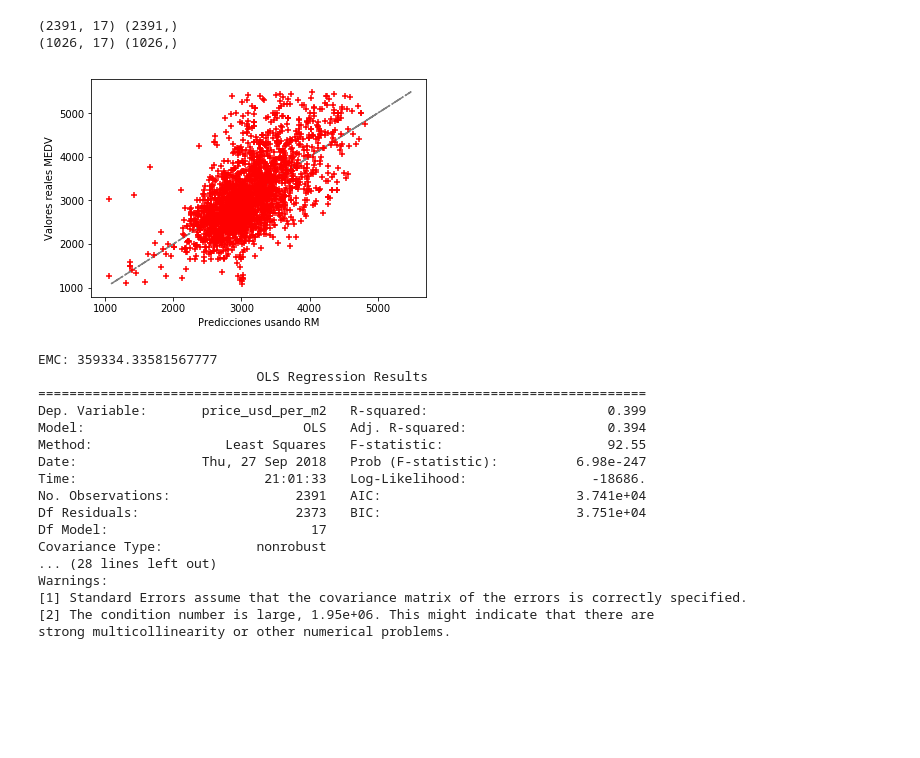
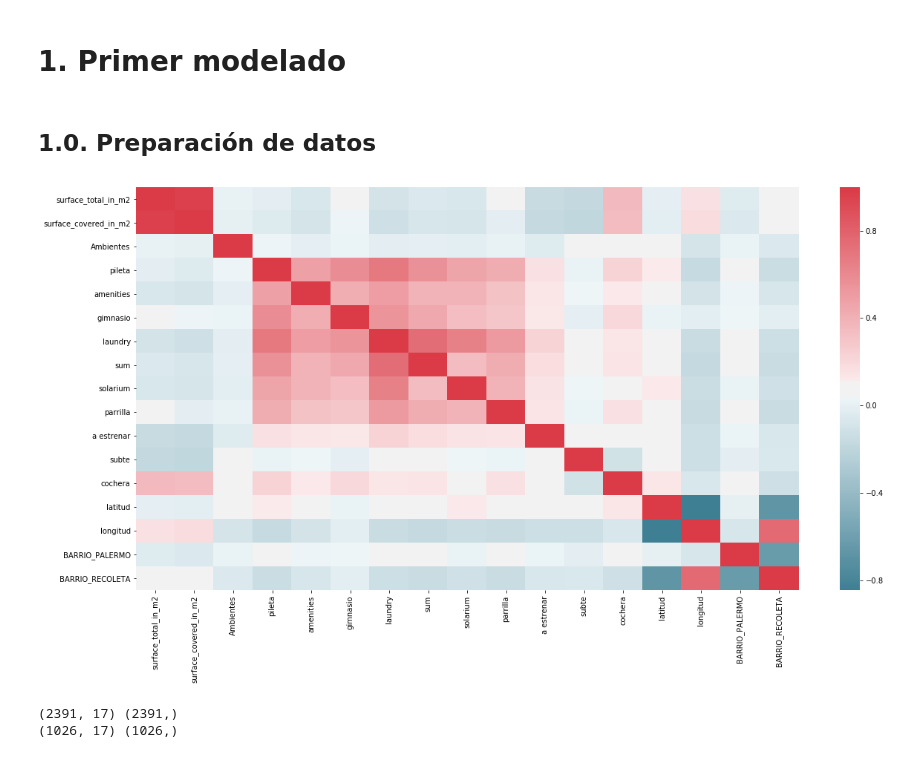
Before and after one commit to GabrielCasal/Digital_House, a Jupyter notebook: parte 2 juan.ipynb, the cells around one changed output. Drawn from its saved outputs; the diff is of its cells as text; code cells hidden in the pictures; blank space fills up the shorter version.

```diff
--- a/parte 2 juan.ipynb
+++ b/parte 2 juan.ipynb
@@ -58,8 +92,19 @@ data.describe()
 | 50% | 16984.000000 | 52793.000000 | 52793.000000 | -34.581818 | -58.423297 | 2.400000e+05 | 4.181746e+06 | 2.370000e+05 | ... |
 | 75% | 26639.000000 | 77755.000000 | 77755.000000 | -34.566941 | -58.404093 | 3.990000e+05 | 6.881355e+06 | 3.900000e+05 | ... |
 | max | 40565.000000 | 121158.000000 | 121158.000000 | -34.549922 | -58.384171 | 9.435376e+06 | 5.646240e+07 | 3.200000e+06 | ... |
+# %% [markdown]
+# 1. Primer modelado
+# %% [markdown]
+## 1.0. Preparación de datos
 # %%
 data_aux = data[[ 'surface_total_in_m2', 'surface_covered_in_m2' ,'Ambientes', 'pileta', 'amenities',
        'gimnasio', 'laundry', 'sum', 'solarium', 'parrilla', 'a estrenar',
        'subte', 'cochera', 'latitud', 'longitud', 'BARRIO_PALERMO', 'BARRIO_RECOLETA']]
+# %%
+plt.figure(figsize=(20,10))
+sns.heatmap(data_aux.corr(),
+            xticklabels=data_aux.columns.values,
+            yticklabels=data_aux.columns.values, cmap=sns.diverging_palette(220, 10, as_cmap=True));
+# %% [output]
+[figure, added]
 # %%
@@ -69,38 +115,3 @@ print(X_test.shape, y_test.shape)
 # %% [output]
 (2391, 17) (2391,)
 (1026, 17) (1026,)
-# %%
-X_train = sm.add_constant(X_train)
-
-model = sm.OLS(y_train, X_train).fit()
-predictions = model.predict(X_train)
-
-# Graficamos los resultados
-plt.plot(y_train,y_train, '-.', c='grey')
-plt.scatter(predictions, y_train, s=30, c='r', marker='+', zorder=10)
-plt.xlabel("Predicciones usando RM")
-plt.ylabel("Valores reales MEDV")
-plt.show()
-
-# Imprimimos el MSE y un resumen del modelo
-print ("EMC:", mean_squared_error(y_train, predictions))
-print (model.summary())
-# %% [output]
-[figure, removed]
-EMC: 359334.33581567777
-                            OLS Regression Results
-==============================================================================
-Dep. Variable:       price_usd_per_m2   R-squared:                       0.399
-Model:                            OLS   Adj. R-squared:                  0.394
-Method:                 Least Squares   F-statistic:                     92.55
-Date:                Thu, 27 Sep 2018   Prob (F-statistic):          6.98e-247
-Time:                        21:01:33   Log-Likelihood:                -18686.
-No. Observations:                2391   AIC:                         3.741e+04
-Df Residuals:                    2373   BIC:                         3.751e+04
-Df Model:                          17
-Covariance Type:            nonrobust
-... (28 lines left out)
-Warnings:
-[1] Standard Errors assume that the covariance matrix of the errors is correctly specified.
-[2] The condition number is large, 1.95e+06. This might indicate that there are
-strong multicollinearity or other numerical problems.
```
Also changed, not shown: parts of 48 cells of this notebook, 2 other files.
